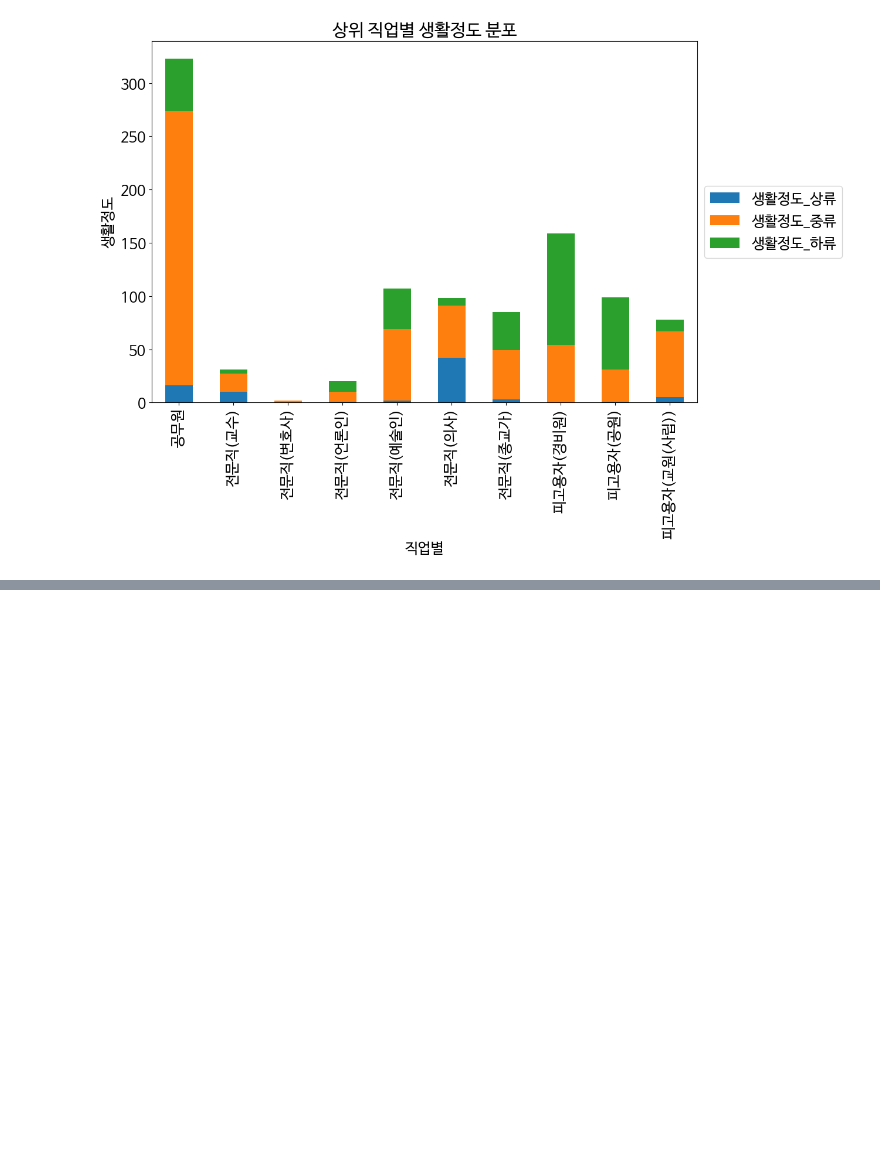
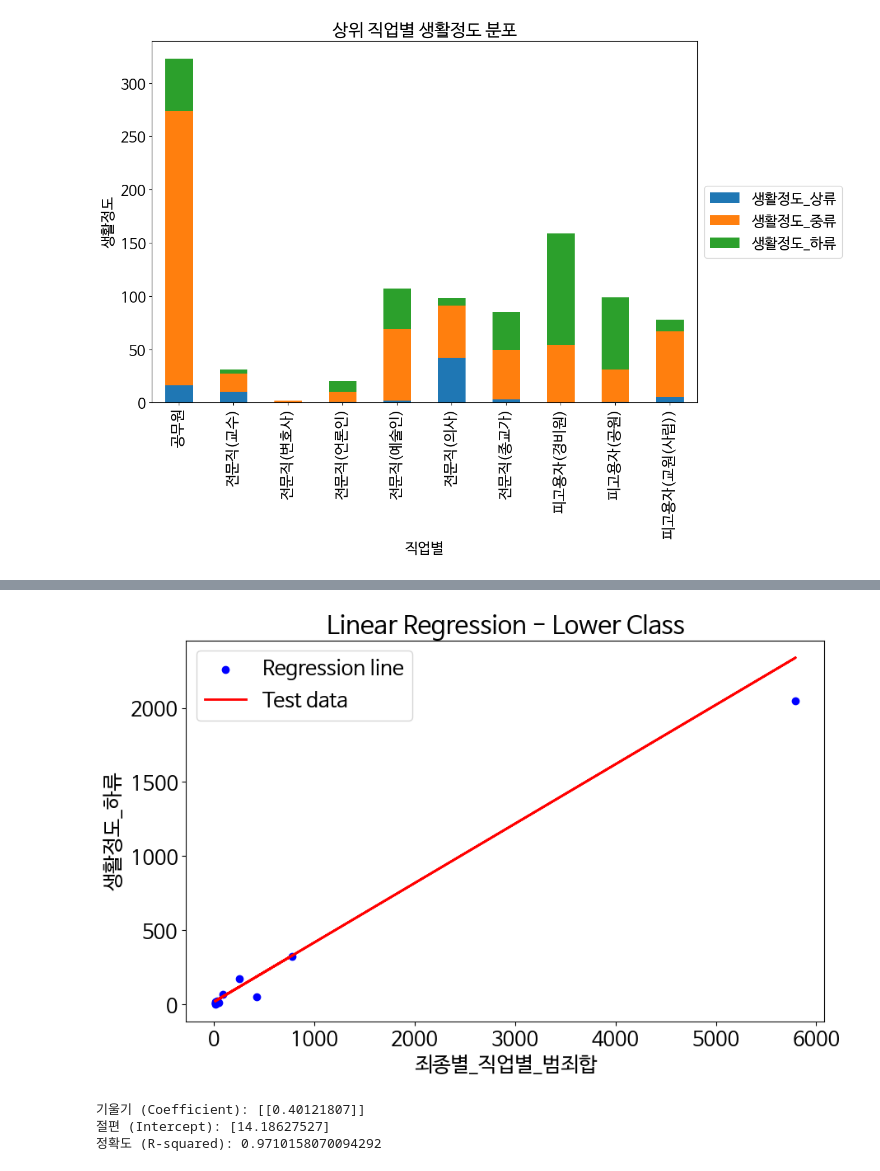
Before and after one commit to corin2junseo/AiProject, a Jupyter notebook: 기말프로젝트.ipynb, the cells around one changed output, grey strips where cells are left out. Cells and saved outputs as stored; diff of their text form; code cells hidden in the pictures; blank space fills up the shorter version.

```diff
--- a/기말프로젝트.ipynb
+++ b/기말프로젝트.ipynb
@@ -273,9 +252,8 @@ columns_of_interest = [
 # crime_categories에 해당하는 범죄 카테고리의 값만을 더합니다.
 sum_of_crimes = df.loc[crime_categories, columns_of_interest].sum()
 
+diff = set(df3['직업별']).symmetric_difference(set(columns_of_interest))
+print(diff)
+
 print(sum_of_crimes)
-
-# 합산 결과가 NaN이 아니면 df3의 '죄종별_직업별_범죄합' 열에 할당합니다.
-if sum_of_crimes.notnull().all():
-    df3['죄종별_직업별_범죄합'] = sum_of_crimes
 # %% [output]
@@ -309,0 +277,19 @@ df3.head()
+# %%
+#군인 행 삭제
+df3 = df3[~df3['직업별'].str.contains('군인')]
+
+
+# df3의 인덱스를 'crime_categories'로 설정하여 일치시킴
+
+df3 = df3.set_index(sum_of_crimes.index)
+
+if df3.index.equals(sum_of_crimes.index):
+    df3['죄종별_직업별_범죄합'] = sum_of_crimes
+    print(df3['죄종별_직업별_범죄합'])
+else:
+    print("데이터프레임의 인덱스와 sum_of_crimes가 일치하지 않습니다.")
+
+
+# 필요한 컬럼만 남기기
+df3 = df3[['직업별', '생활정도_하류', '생활정도_중류', '생활정도_상류','죄종별_직업별_범죄합']]
+df3.head()
@@ -323,0 +398,23 @@ Index: []
+# %%
+plt.figure(figsize=(10, 6))
+
+# 실제 데이터
+plt.scatter(X_test_all, y_test_all['생활정도_하류'], color='blue')
+
+# 회귀 예측 결과
+plt.plot(X_test_all, predictions_all[:, 0], color='red', linewidth=2)
+
+plt.title('Linear Regression - Lower Class')
+plt.xlabel('죄종별_직업별_범죄합')
+plt.ylabel('생활정도_하류')
+plt.legend(['Regression line', 'Test data'])
+plt.show()
+
+print("기울기 (Coefficient):", model_lower.coef_)
+print("절편 (Intercept):", model_lower.intercept_)
+print("정확도 (R-squared):", r_squared_lower)
+# %% [output]
+[figure, added]
+기울기 (Coefficient): [[0.40121807]]
+절편 (Intercept): [14.18627527]
+정확도 (R-squared): 0.9710158070094292
```
Also changed, not shown: parts of 9 cells of this notebook.
